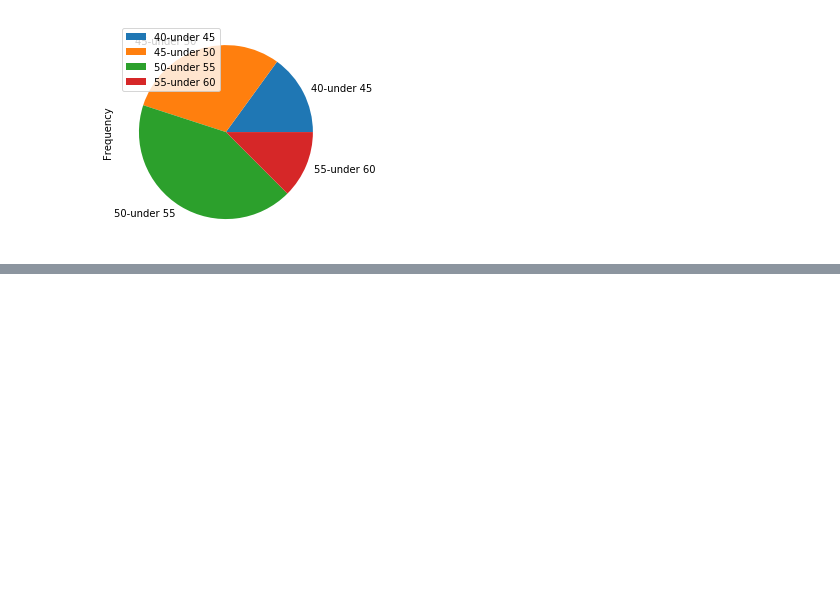
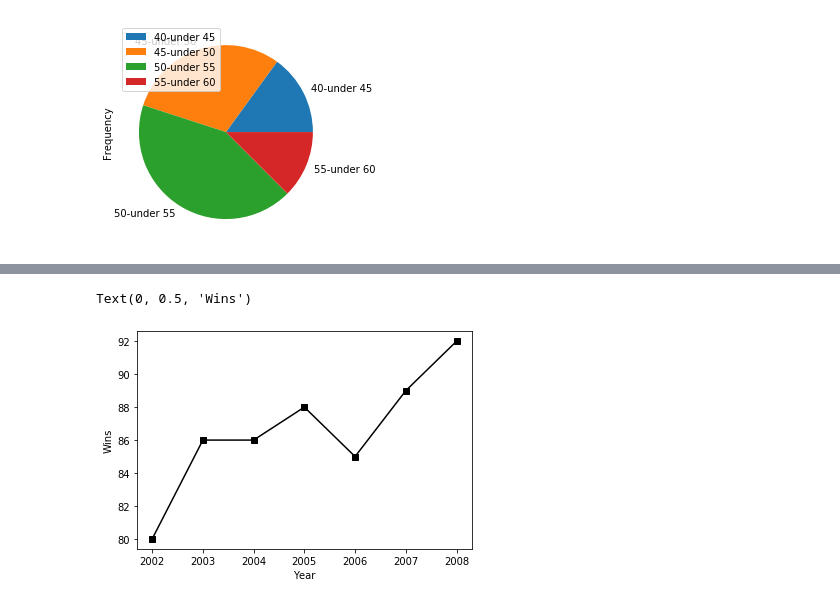
Before and after one commit to paulaonea/python-humongous-book-of-statistics, a Jupyter notebook: Chapter 1 - Displaying Descriptive Statistics.ipynb, the cells around one changed output, grey strips where cells are left out. Saved outputs shown, nothing was run; the diff lists cells and outputs as text; code cells hidden in the pictures; blank space fills up the shorter version.

```diff
--- a/Chapter 1 - Displaying Descriptive Statistics.ipynb
+++ b/Chapter 1 - Displaying Descriptive Statistics.ipynb
@@ -381,0 +385,9 @@ chart14.invert_yaxis
+# %%
+wins = pd.Series([80, 86, 86, 88, 85, 89, 92],
+                 index = [2002, 2003, 2004, 2005, 2006, 2007, 2008])
+plt.plot(wins.index, wins[:], color='k', marker='s', )
+plt.xlabel('Year')
+plt.ylabel('Wins')
+# %% [output]
+Text(0, 0.5, 'Wins')
+[figure, added]
```
Also changed, not shown: parts of 1 cell of this notebook.
